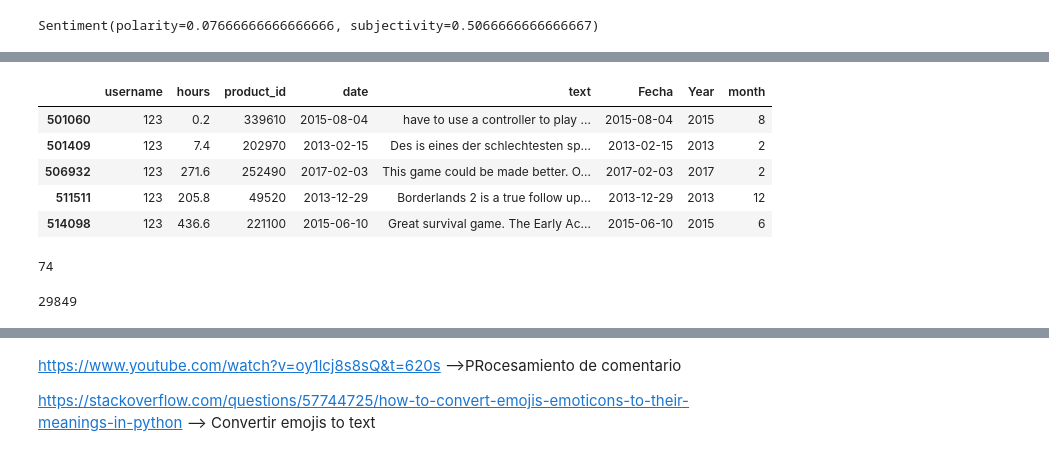
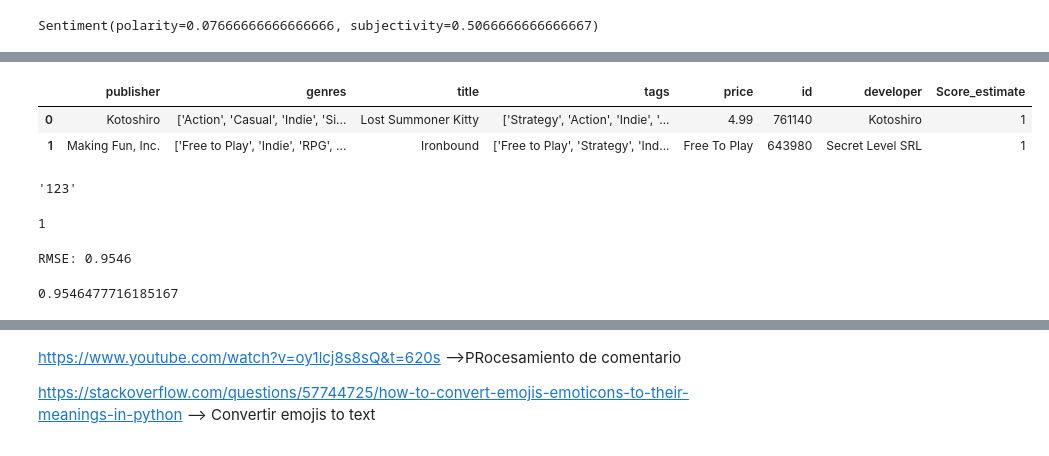
Before and after one commit to nestorjuarezR/Data_Science, a Jupyter notebook: Proyecto3.ipynb, the cells around one changed output, grey strips where cells are left out. Saved outputs shown, nothing was run; the diff lists cells and outputs as text; code cells hidden in the pictures.

```diff
--- a/Proyecto3.ipynb
+++ b/Proyecto3.ipynb
@@ -634,16 +564 @@ juegos_jugados.tail(5)
-# %%
-juegos_jugados.drop_duplicates(subset='product_id',keep='last', inplace=True)
-# %%
-juegos_jugados.tail(5)
-# %% [output]
-|  | username | hours | product_id | date | text | Fecha | Year | month |
-| 501060 | 123 | 0.2 | 339610 | 2015-08-04 | have to use a controller to play ... | 2015-08-04 | 2015 | 8 |
-| 501409 | 123 | 7.4 | 202970 | 2013-02-15 | Des is eines der schlechtesten sp... | 2013-02-15 | 2013 | 2 |
-| 506932 | 123 | 271.6 | 252490 | 2017-02-03 | This game could be made better. O... | 2017-02-03 | 2017 | 2 |
-| 511511 | 123 | 205.8 | 49520 | 2013-12-29 | Borderlands 2 is a true follow up... | 2013-12-29 | 2013 | 12 |
-| 514098 | 123 | 436.6 | 221100 | 2015-06-10 | Great survival game. The Early Ac... | 2015-06-10 | 2015 | 6 |
-# %%
-juegos_jugados.shape[0]
-# %% [output]
-74
 # %%
@@ -650,7 +566,3 @@ juegos_jugados.shape[0]
 for i in juegos_jugados.product_id:
   id = i
   recomendaciones_games.drop(recomendaciones_games[recomendaciones_games['id'] == id ].index, inplace=True)
-# %%
-recomendaciones_games.shape[0]   29923
-# %% [output]
-29849
@@ -660,0 +569,10 @@ recomendaciones_usuario.head()
+# %%
+recomendaciones_games.head(2)
+# %% [output]
+|  | publisher | genres | title | tags | price | id | developer | Score_estimate |
+| 0 | Kotoshiro | ['Action', 'Casual', 'Indie', 'Si... | Lost Summoner Kitty | ['Strategy', 'Action', 'Indie', '... | 4.99 | 761140 | Kotoshiro | 1 |
+| 1 | Making Fun, Inc. | ['Free to Play', 'Indie', 'RPG', ... | Ironbound | ['Free to Play', 'Strategy', 'Ind... | Free To Play | 643980 | Secret Level SRL | 1 |
+# %%
+usuario
+# %% [output]
+'123'
@@ -660,0 +582,11 @@ recomendaciones_usuario.head()
+# %%
+recomendaciones_games.Score_estimate.max()
+# %% [output]
+1
+# %%
+from surprise import accuracy
+
+accuracy.rmse(predictions)
+# %% [output]
+RMSE: 0.9546
+0.9546477716185167
```
Also changed, not shown: parts of 47 cells of this notebook.
